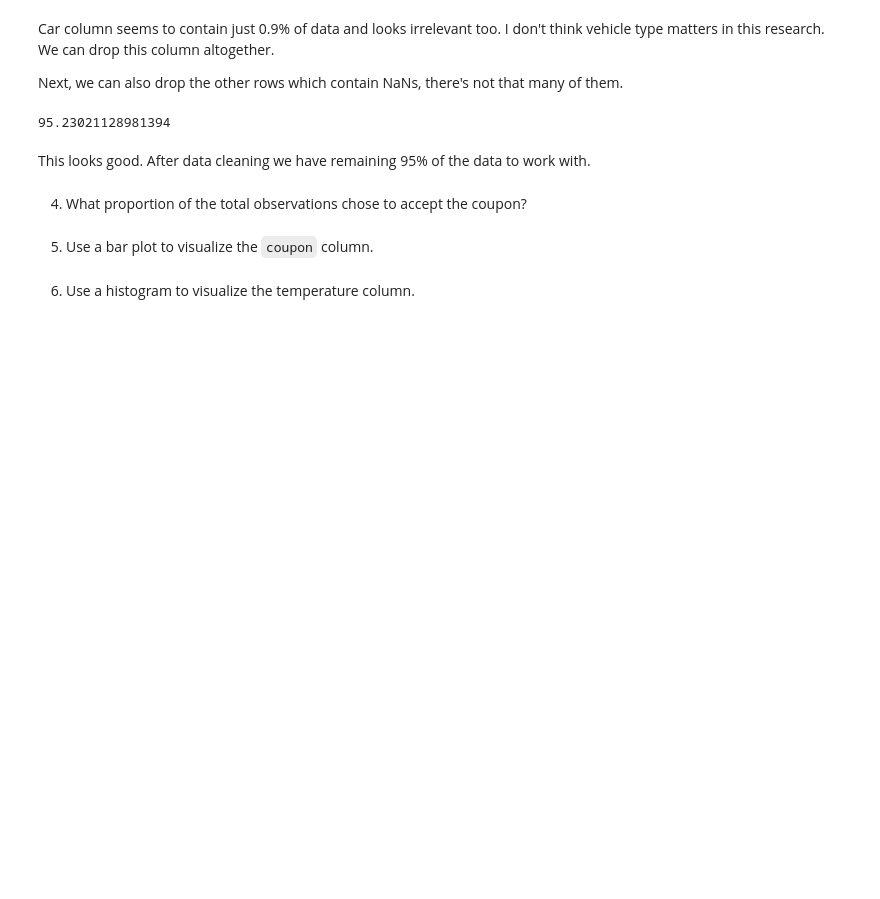
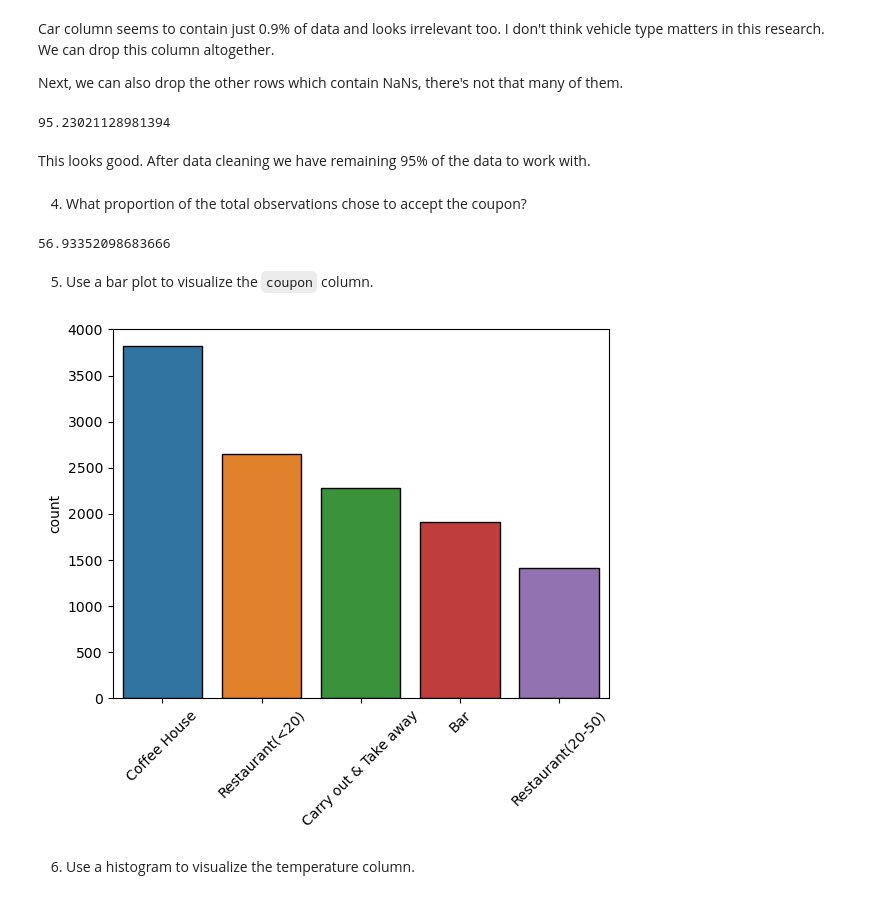
Before and after one commit to outdegree/BH-PCMLAI-M5-App1, a Jupyter notebook: prompt.ipynb, the cells around one changed output. Cells and saved outputs as stored; diff of their text form; code cells hidden in the pictures; blank space fills up the shorter version.

Commit message:
Added initial suggested visualizations.

```diff
--- a/prompt.ipynb
+++ b/prompt.ipynb
@@ -140,7 +162,26 @@ percent_of_rows_remaining
 This looks good. After data cleaning we have remaining 95% of the data to work with.
 # %% [markdown]
 4. What proportion of the total observations chose to accept the coupon?
+# %%
+number_of_coupons_accepted = data[data['Y'] == 1]['Y'].value_counts()[1]
+percent_of_coupons_accepted = (number_of_coupons_accepted / number_of_rows_after_pruning) * 100
+percent_of_coupons_accepted
+# %% [output]
+56.93352098683666
 # %% [markdown]
 5. Use a bar plot to visualize the `coupon` column.
+# %%
+# Create a temporary DF with coupon histogram. Sort in descending order by counts.
+coupon_category_histogram = data['coupon'].value_counts().sort_values(ascending=False).to_frame().reset_index()
+
+# Plot the histogram using barplot() method.
+sns.barplot(coupon_category_histogram, x='coupon', y='count', edgecolor='black')
+
+# Remove unnecessary x-axis label containing column's name and rotate the ticks.
+plt.xlabel('')
+plt.xticks(rotation=45)
+plt.show()
+# %% [output]
+[figure, added]
 # %% [markdown]
 6. Use a histogram to visualize the temperature column.
```
Also changed, not shown: parts of 3 cells of this notebook.
